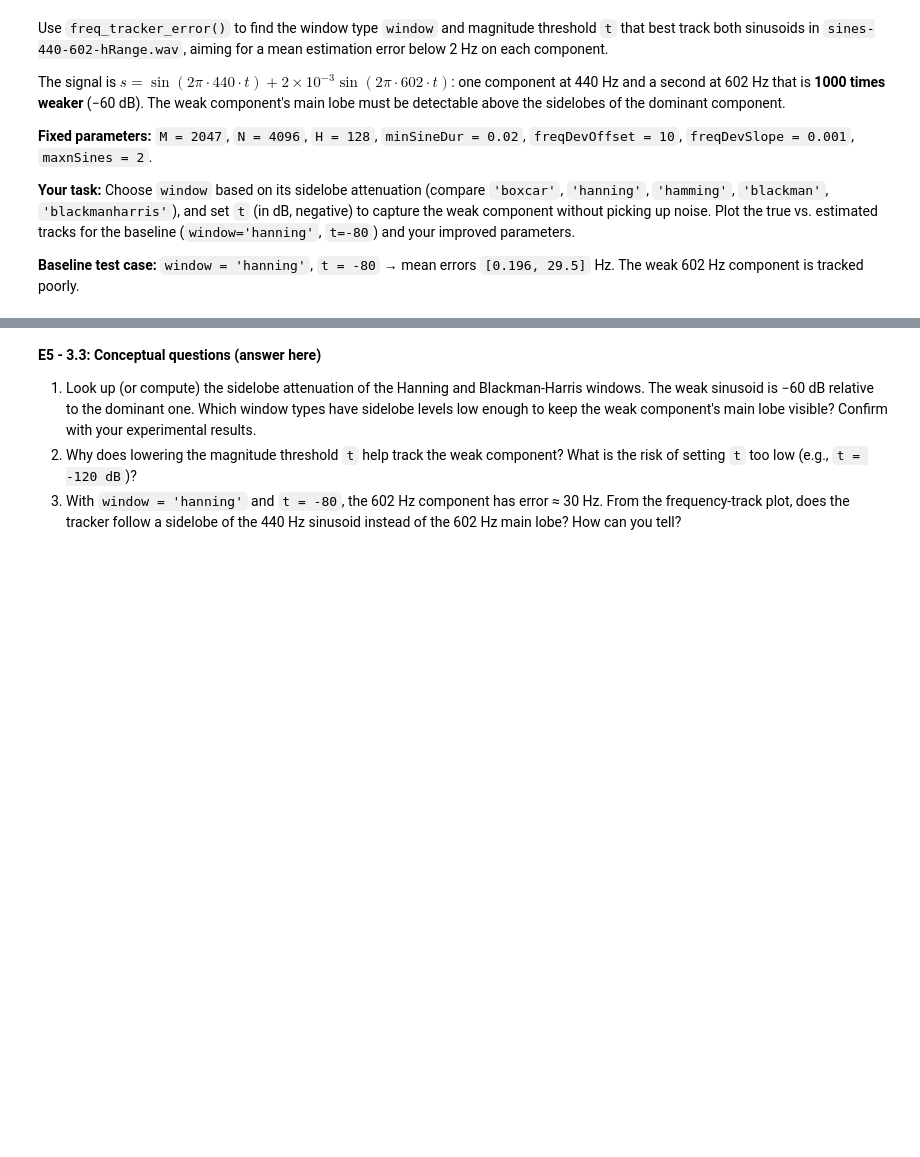
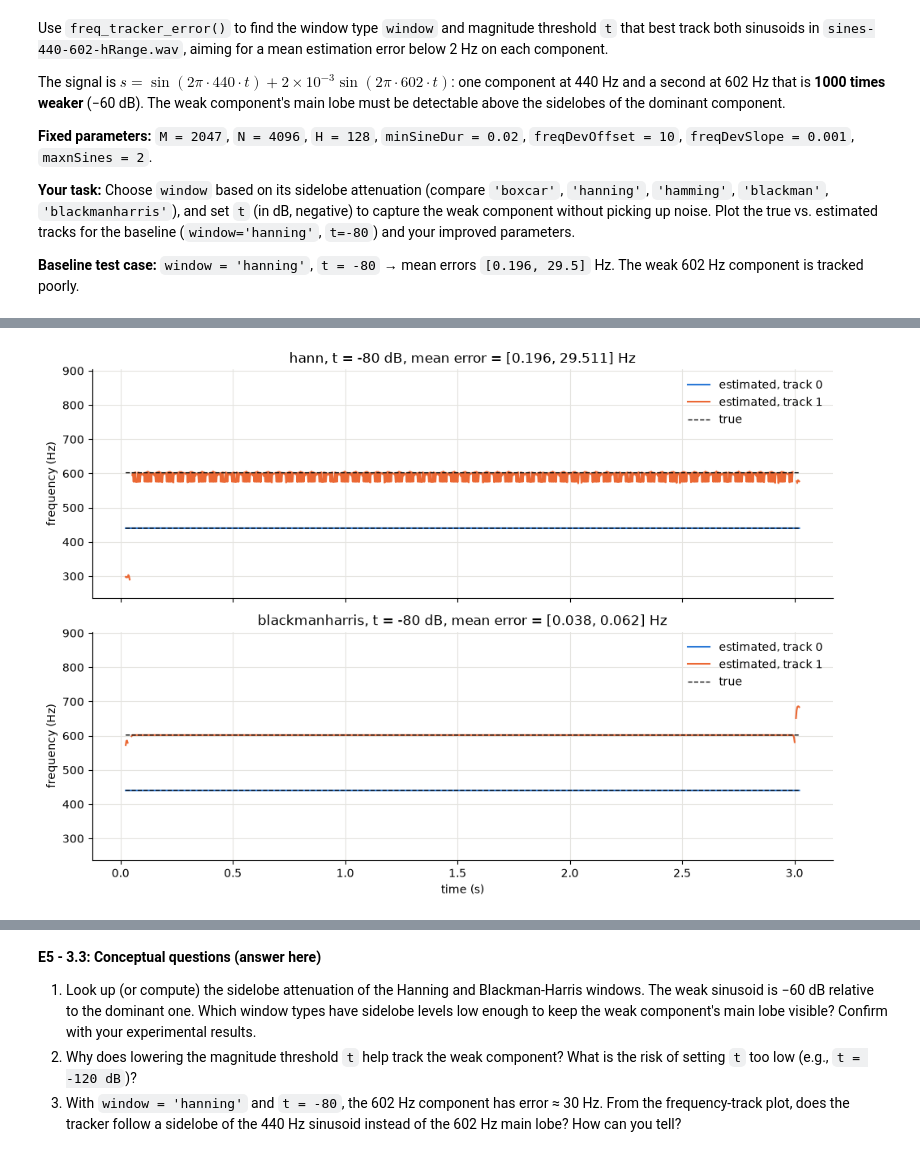
Before and after one commit to colas98/sms-tools-materials, a Jupyter notebook: exercises/E5-Sinusoidal-model.ipynb, the cells around one changed output, grey strips where cells are left out. Saved outputs shown, nothing was run; the diff lists cells and outputs as text; code cells hidden in the pictures; blank space fills up the shorter version.

```diff
--- a/exercises/E5-Sinusoidal-model.ipynb
+++ b/exercises/E5-Sinusoidal-model.ipynb
@@ -626,0 +614,77 @@ fTrackTrue = gen_true_freq_tracks_440_602(tStamps)
+# %%
+# E5 - 3.1: Call freq_tracker_error() with the baseline parameters and plot true vs estimated tracks.
+#            Then choose the best window and threshold, and plot the improved results.
+
+M = 2047
+N = 4096
+H = 128
+input_file = '../sounds/sines-440-602-hRange.wav'
+fs, x = UF.wavread(input_file)
+tStamps = gen_time_stamps(x.size, M, fs, H)
+fTrackTrue = gen_true_freq_tracks_440_602(tStamps)
+
+### Your code here
+
+import matplotlib.pyplot as plt
+from unittest.mock import patch
+
+def sine_model_anal_cut(x, fs, w, N, H, t, maxnSines=100, minSineDur=0.01, freqDevOffset=20, freqDevSlope=0.01):
+    """sineModelAnal() cutting the tracks to maxnSines in every frame.
+
+    The installed sineModelAnal() only cuts the tracks it returns, not the ones it keeps from frame to frame,
+    so the spurious peaks of the first frames fill hidden tracks and the 602 Hz peak ends up in one of them.
+
+    """
+    hM1 = (w.size + 1) // 2
+    hM2 = w.size // 2
+    x = np.concatenate([np.zeros(hM2), x, np.zeros(hM2)])
+    w = w / np.sum(w)
+    tfreq = np.array([])
+    frames = []
+
+    for pin in range(hM1, x.size - hM1, H):
+        mX, pX = DFT.dftAnal(x[pin - hM1 : pin + hM2], w, N)
+        ploc = UF.peakDetection(mX, t)
+        iploc, ipmag, ipphase = UF.peakInterp(mX, pX, ploc)
+        tfreq, tmag, tphase = SM.sineTracking(fs * iploc / float(N), ipmag, ipphase, tfreq, freqDevOffset, freqDevSlope)
+        tfreq, tmag, tphase = tfreq[:maxnSines], tmag[:maxnSines], tphase[:maxnSines]
+        frames.append([np.pad(track, (0, maxnSines - track.size)) for track in (tfreq, tmag, tphase)])
+
+    xtfreq, xtmag, xtphase = np.array(frames).transpose(1, 0, 2)
+    return SM.cleaningSineTracks(xtfreq, round(fs * minSineDur / H)), xtmag, xtphase
+
+def track_error(window, t):
+    """freq_tracker_error() using sine_model_anal_cut(), only during this call."""
+    with patch.object(SM, 'sineModelAnal', sine_model_anal_cut):
+        return freq_tracker_error(input_file, fTrackTrue, window, t, H, M)
+
+# 'hann' is the current scipy name of the 'hanning' window of the statement
+windows = ['boxcar', 'hann', 'hamming', 'blackman', 'blackmanharris']
+thresholds = [-60, -70, -80, -100, -120]
+
+print('mean error of the 602 Hz component (Hz)')
+print('        window' + ''.join(f'  t = {t_test:4d}' for t_test in thresholds))
+for window in windows:
+    print(f'{window:>14s}' + ''.join(f'{track_error(window, t_test)[0][1]:10.3f}' for t_test in thresholds))
+
+fig, axes = plt.subplots(2, 1, figsize=(10, 7), sharex=True, sharey=True)
+
+for ax, (window, t) in zip(axes, [('hann', -80), ('blackmanharris', -80)]):
+    meanErr, fTrackEst = track_error(window, t)
+    fTrackEst = np.where(fTrackEst > 0, fTrackEst, np.nan)      # 0 means no track in that frame
+
+    ax.plot(tStamps, fTrackEst[:, 0], color='#2a78d6', linewidth=1.5, label='estimated, track 0')
+    ax.plot(tStamps, fTrackEst[:, 1], color='#eb6834', linewidth=1.5, label='estimated, track 1')
+    ax.plot(tStamps, fTrackTrue, color='#0b0b0b', linestyle='--', linewidth=1)
+    ax.plot([], [], color='#0b0b0b', linestyle='--', linewidth=1, label='true')
+
+    ax.set_title(f'{window}, t = {t} dB, mean error = [{meanErr[0]:.3f}, {meanErr[1]:.3f}] Hz')
+    ax.set_ylabel('frequency (Hz)')
+    ax.grid(True, color='#e5e4e0', linewidth=0.8)
+    ax.spines[['top', 'right']].set_visible(False)
+    ax.legend(frameon=False, loc='upper right')
+
+axes[1].set_xlabel('time (s)')
+plt.tight_layout()
+plt.show()
+# %% [output]
@@ -626,0 +698 @@ fTrackTrue = gen_true_freq_tracks_440_602(tStamps)
+[figure, added]
```
Also changed, not shown: parts of 6 cells of this notebook.
